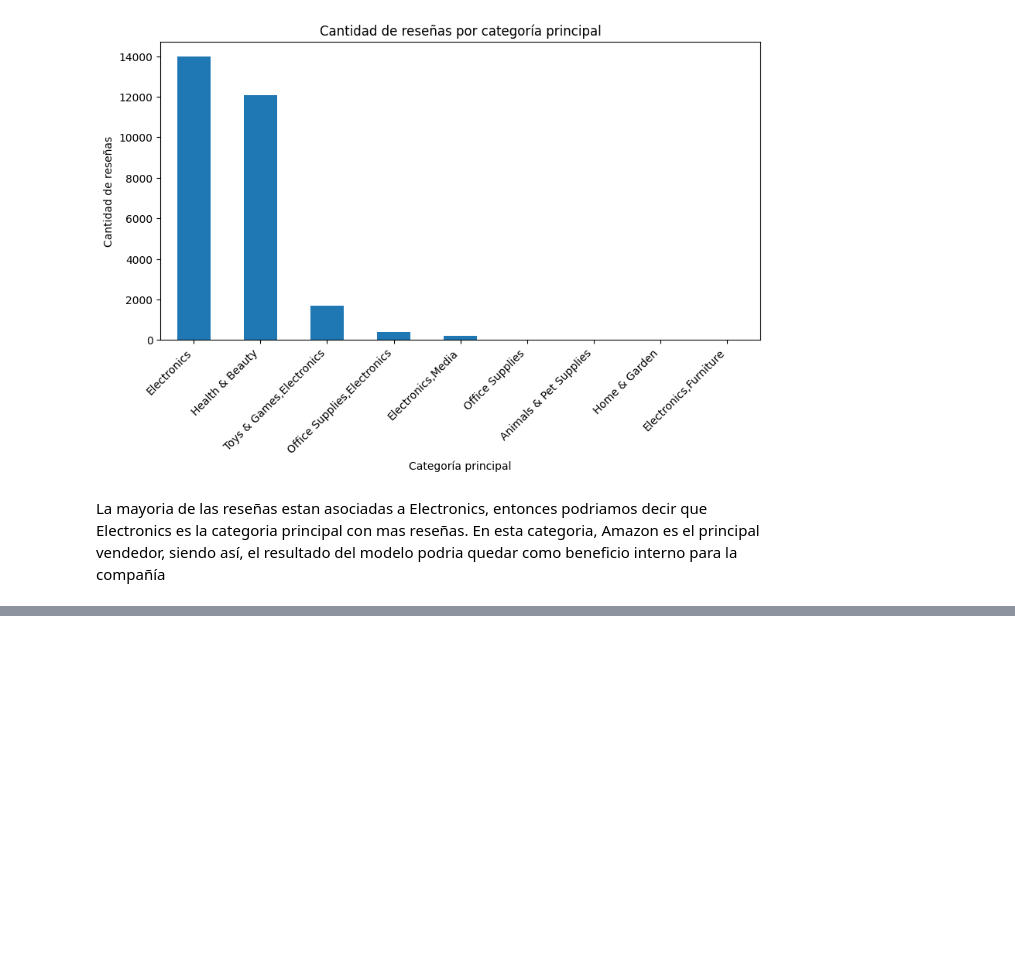
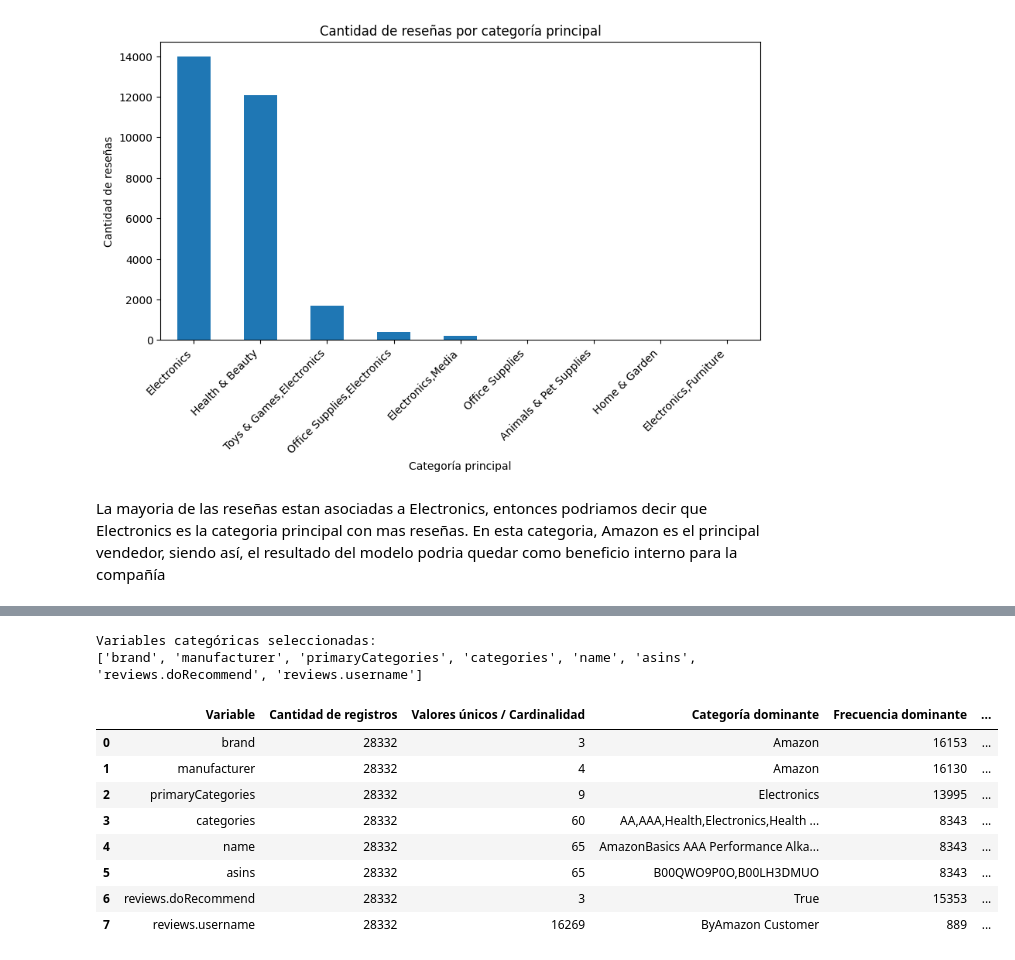
Before and after one commit to R3beAM/Proyecto-Final-Integracion, a Jupyter notebook: Parte_2_Proyecto_Final_Integracion.ipynb, the cells around one changed output, grey strips where cells are left out. Saved outputs shown, nothing was run; the diff lists cells and outputs as text; code cells hidden in the pictures; blank space fills up the shorter version.

```diff
--- a/Parte_2_Proyecto_Final_Integracion.ipynb
+++ b/Parte_2_Proyecto_Final_Integracion.ipynb
@@ -537,0 +726,67 @@ La mayoria de las reseñas estan asociadas a Electronics, entonces podriamos dec
+# %%
+#**Variables categóricas**
+
+import pandas as pd
+import matplotlib.pyplot as plt
+import seaborn as sns
+
+# Si aún no ha cargado el dataset
+# df = pd.read_csv("Amazon_Consumer_Review.csv")
+
+# Variables categóricas recomendadas para analizar
+variables_categoricas = [
+    "brand",
+    "manufacturer",
+    "primaryCategories",
+    "categories",
+    "name",
+    "asins",
+    "reviews.doRecommend",
+    "reviews.username"
+]
+
+# Validar que existan en el dataset
+variables_categoricas = [col for col in variables_categoricas if col in df.columns]
+
+print("Variables categóricas seleccionadas:")
+print(variables_categoricas)
+# %% [output]
+Variables categóricas seleccionadas:
+['brand', 'manufacturer', 'primaryCategories', 'categories', 'name', 'asins', 'reviews.doRecommend', 'reviews.username']
+# %%
+#Conteos, frecuencias y cardinalidad
+
+resumen_categoricas = []
+
+for col in variables_categoricas:
+    total = len(df)
+    valores_unicos = df[col].nunique(dropna=False)
+    valor_dominante = df[col].value_counts(dropna=False).index[0]
+    frecuencia_dominante = df[col].value_counts(dropna=False).iloc[0]
+    porcentaje_dominante = (frecuencia_dominante / total) * 100
+
+    categorias_raras = (df[col].value_counts(dropna=False) <= 5).sum()
+
+    resumen_categoricas.append({
+        "Variable": col,
+        "Cantidad de registros": total,
+        "Valores únicos / Cardinalidad": valores_unicos,
+        "Categoría dominante": valor_dominante,
+        "Frecuencia dominante": frecuencia_dominante,
+        "Porcentaje dominante": round(porcentaje_dominante, 2),
+        "Categorías raras <= 5 registros": categorias_raras
+    })
+
+resumen_categoricas = pd.DataFrame(resumen_categoricas)
+
+display(resumen_categoricas)
+# %% [output]
+|  | Variable | Cantidad de registros | Valores únicos / Cardinalidad | Categoría dominante | Frecuencia dominante | ... |
+| 0 | brand | 28332 | 3 | Amazon | 16153 | ... |
+| 1 | manufacturer | 28332 | 4 | Amazon | 16130 | ... |
+| 2 | primaryCategories | 28332 | 9 | Electronics | 13995 | ... |
+| 3 | categories | 28332 | 60 | AA,AAA,Health,Electronics,Health ... | 8343 | ... |
+| 4 | name | 28332 | 65 | AmazonBasics AAA Performance Alka... | 8343 | ... |
+| 5 | asins | 28332 | 65 | B00QWO9P0O,B00LH3DMUO | 8343 | ... |
+| 6 | reviews.doRecommend | 28332 | 3 | True | 15353 | ... |
+| 7 | reviews.username | 28332 | 16269 | ByAmazon Customer | 889 | ... |
```
Also changed, not shown: parts of 6 cells of this notebook.
